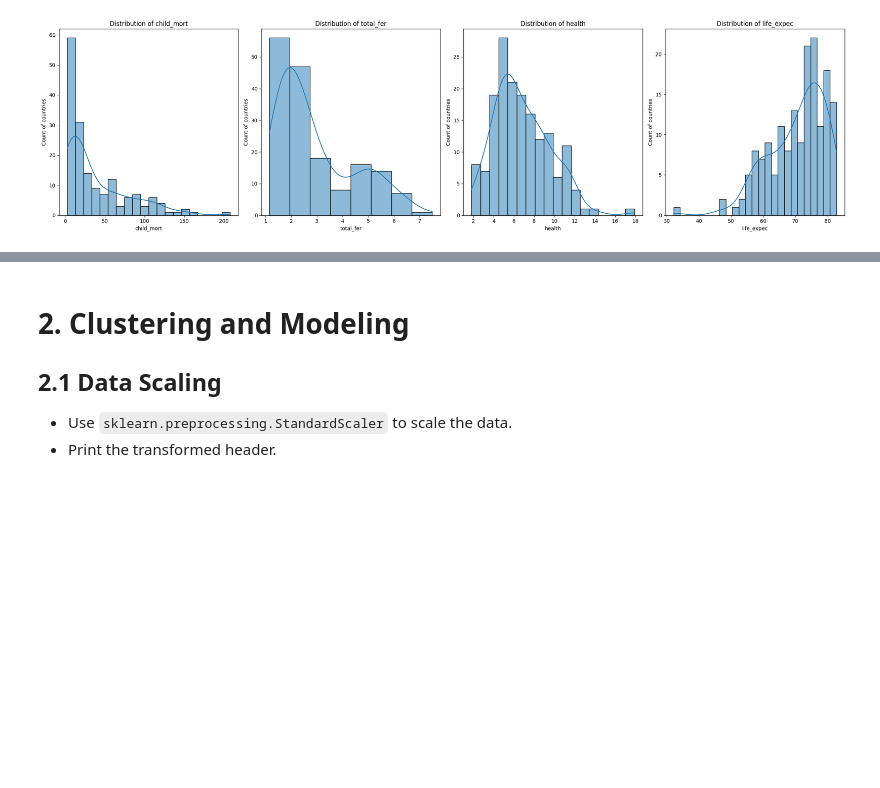
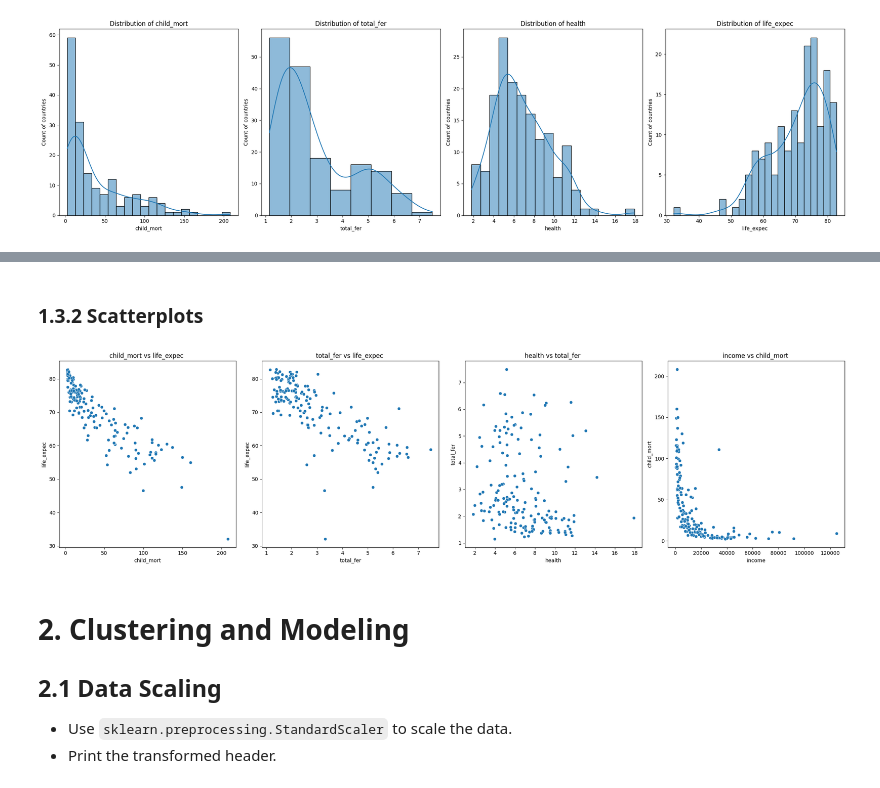
Before and after one commit to Hunteracademic/Unsupervised_assignment_1, a Jupyter notebook: Workspace.ipynb, the cells around one changed output, grey strips where cells are left out. Drawn from its saved outputs; the diff is of its cells as text; code cells hidden in the pictures; blank space fills up the shorter version.

```diff
--- a/Workspace.ipynb
+++ b/Workspace.ipynb
@@ -254,3 +272,29 @@ plt.show()
+# %% [markdown]
+### 1.3.2 Scatterplots
+# %%
+def scatter_plot(df, x_col, y_col, ax, title_suffix=""):
+    sns.scatterplot(
+        data=df,
+        x=x_col,
+        y=y_col,
+        ax=ax
+    )
+
+    ax.set_title(f"{x_col} vs {y_col} {title_suffix}")
+    ax.set_xlabel(x_col)
+    ax.set_ylabel(y_col)
+
+fig, axes = plt.subplots(nrows=1, ncols=4, figsize=(22, 6))
+
+scatter_plot(No_country_data, "child_mort", "life_expec", axes[0], "")
+scatter_plot(No_country_data, "total_fer", "life_expec", axes[1], "")
+scatter_plot(No_country_data, "health", "total_fer", axes[2], "")
+scatter_plot(No_country_data, "income", "child_mort", axes[3], "")
+
+plt.tight_layout()
+plt.show()
+# %% [output]
+[figure, added]
 # %% [markdown]
 
 # 2. Clustering and Modeling
```
Also changed, not shown: parts of 16 cells of this notebook.
